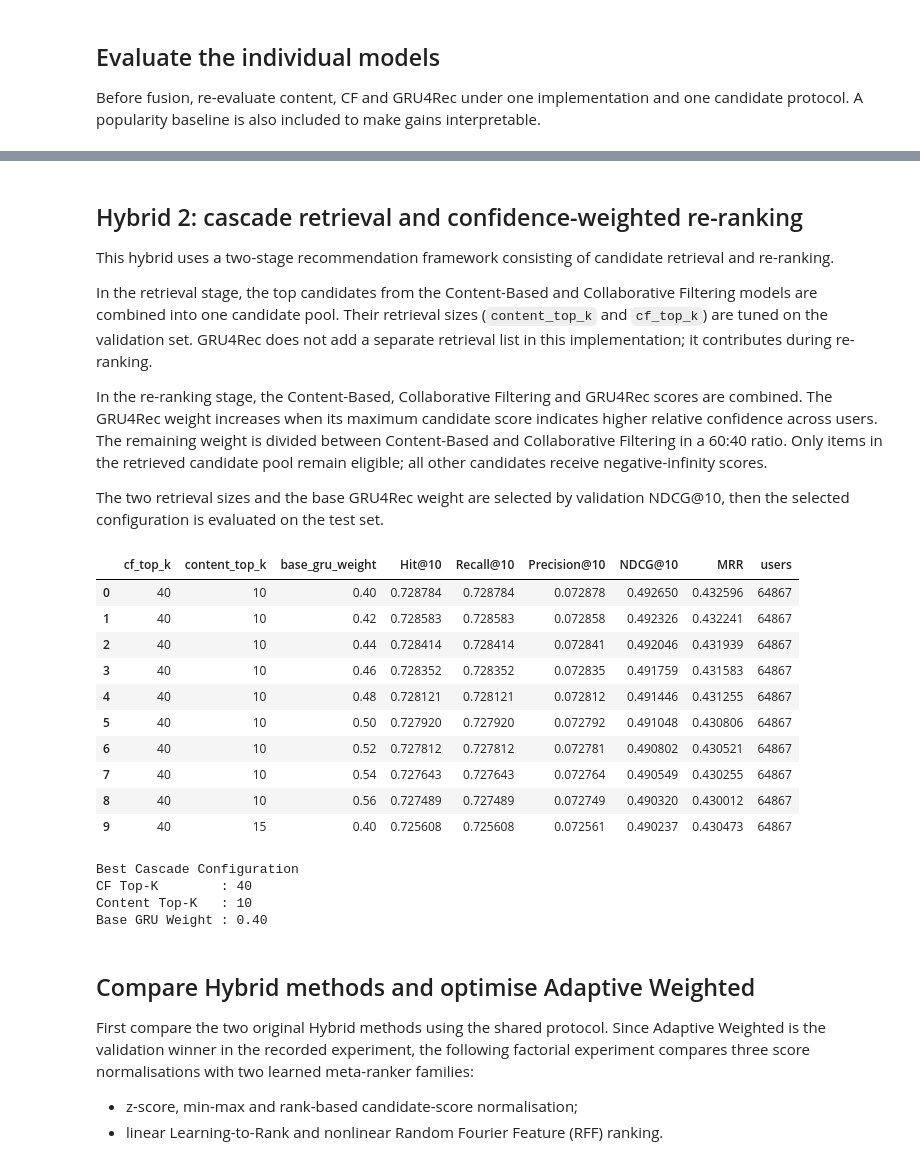
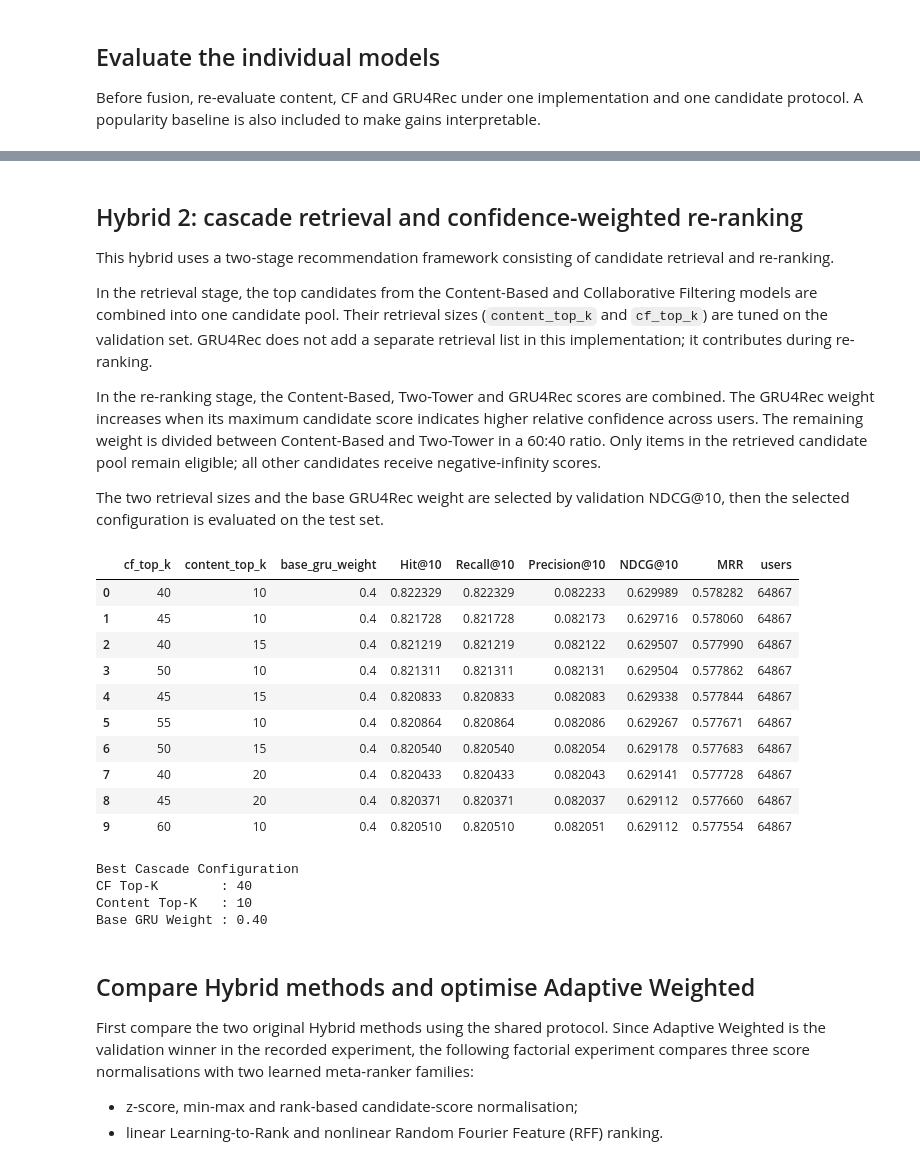
Before and after one commit to attarlluo/COMP9727eBookRec, a Jupyter notebook: Kindle_eBook_Recommender_Integrated.ipynb, the cells around one changed output, grey strips where cells are left out. Saved outputs shown, nothing was run; the diff lists cells and outputs as text; code cells hidden in the pictures.

```diff
--- a/Kindle_eBook_Recommender_Integrated.ipynb
+++ b/Kindle_eBook_Recommender_Integrated.ipynb
@@ -5672,11 +5691,11 @@ for epoch in range(CONFIG["epoch_size"]):
     if ndcg_val > best_ndcg:
         best_ndcg      = ndcg_val
         patience_count = 0
-        torch.save(twotower_model.state_dict(), ARTIFACT_ROOT +'/collaborative_model.pt')
+        torch.save(twotower_model.state_dict(), ARTIFACT_ROOT / 'collaborative_model.pt')
         print(f"  >> New best NDCG@{k}: {best_ndcg:.4f} — model saved.")
     else:
         patience_count += 1
-        if patience_count > CONFIG["patient"]:
+        if patience_count >= CONFIG["patient"]:
             print(f"  >> Early stopping at epoch {epoch + 1}.")
             break
 
@@ -5786,6 +5805,8 @@ global_best_ablation_ndcg = 0.0
 global_best_ablation_model_state = None
 
 for cfg in ABLATION_CONFIGS:
+    # Reset RNGs so initialisation and negative sampling are comparable across configurations.
+    seed_twotower()
     print(f"\n{'='*60}")
     print(f"Running: {cfg['name']}")
     print(f"{'='*60}")
@@ -5849,10 +5870,10 @@ for cfg in ABLATION_CONFIGS:
             best_ndcg_cfg = ndcg_val
             best_metrics    = {"Recall@10": recall_val, "NDCG@10": ndcg_val, "MRR": mrr_val, "Best Epoch": epoch + 1}
             patience_count  = 0
-            current_config_best_model_state = model.state_dict() # Save state dict of the best model for this config
+            current_config_best_model_state = copy.deepcopy(model.state_dict()) # Freeze the best-epoch weights
         else:
             patience_count += 1
-            if patience_count > SHARED["patient"]:
+            if patience_count >= SHARED["patient"]:
                 print(f"  >> Early stopping at epoch {epoch + 1}.")
                 break
 
@@ -6332,9 +6346,9 @@ def score_gru(users: np.ndarray, candidates: np.ndarray, contexts: dict[int, lis
     return np.vstack(blocks)
 
 
-def load_or_generate_scores(name: str, split: str, scorer, users, candidates, contexts=None) -> np.ndarray:
+def load_or_generate_scores(name: str, split: str, scorer, users, candidates, contexts=None, force=False) -> np.ndarray:
     path = OUTPUT_DIR / f"{name}_{split}_candidate_scores.npy"
-    if path.exists():
+    if path.exists() and not force:
         scores = np.load(path)
         assert scores.shape == candidates.shape
         print(f"loaded cached {path.name}")
@@ -6346,8 +6360,9 @@ def load_or_generate_scores(name: str, split: str, scorer, users, candidates, co
     return scores
 
 
-val_cf_scores = load_or_generate_scores("cf", "validation", score_cf, val_users, val_candidates)
-test_cf_scores = load_or_generate_scores("cf", "test", score_cf, test_users, test_candidates)
-val_gru_scores = load_or_generate_scores("gru4rec", "validation", score_gru, val_users, val_candidates, train_sequences)
-test_gru_scores = load_or_generate_scores("gru4rec", "test", score_gru, test_users, test_candidates, test_contexts)
+# Regenerate after training so Hybrid scores always match this run's checkpoints.
+val_cf_scores = load_or_generate_scores("cf", "validation", score_cf, val_users, val_candidates, force=True)
+test_cf_scores = load_or_generate_scores("cf", "test", score_cf, test_users, test_candidates, force=True)
+val_gru_scores = load_or_generate_scores("gru4rec", "validation", score_gru, val_users, val_candidates, train_sequences, force=True)
+test_gru_scores = load_or_generate_scores("gru4rec", "test", score_gru, test_users, test_candidates, test_contexts, force=True)
 # %% [output]
@@ -6430,7 +6445,7 @@ test_popularity_scores = popularity_scores[test_candidates]
 results = []
 results += evaluate_model("Popularity", val_popularity_scores, test_popularity_scores)
 results += evaluate_model("Content: Weighted-TFIDF", val_content_scores, test_content_scores)
-results += evaluate_model("Collaborative Filtering: Two-Tower", val_cf_scores, test_cf_scores)
+results += evaluate_model("Two-Tower", val_cf_scores, test_cf_scores)
 results += evaluate_model("Sequential: GRU4Rec", val_gru_scores, test_gru_scores)
 
 single_model_results = pd.DataFrame(results)
@@ -6534,17 +6549,20 @@ Filtering models are combined into one candidate pool. Their retrieval sizes
 (`content_top_k` and `cf_top_k`) are tuned on the validation set. GRU4Rec does not add a
 separate retrieval list in this implementation; it contributes during re-ranking.
 
-In the re-ranking stage, the Content-Based, Collaborative Filtering and GRU4Rec scores
+In the re-ranking stage, the Content-Based, Two-Tower and GRU4Rec scores
 are combined. The GRU4Rec weight increases when its maximum candidate score indicates
 higher relative confidence across users. The remaining weight is divided between
-Content-Based and Collaborative Filtering in a 60:40 ratio. Only items in the retrieved
+Content-Based and Two-Tower in a 60:40 ratio. Only items in the retrieved
 candidate pool remain eligible; all other candidates receive negative-infinity scores.
 
 The two retrieval sizes and the base GRU4Rec weight are selected by validation NDCG@10,
 then the selected configuration is evaluated on the test set.
 # %%
 def adaptive_weighted_fusion(content: np.ndarray, cf: np.ndarray, gru: np.ndarray, base_gru_weight: float,) -> np.ndarray:
-
+    # Put heterogeneous model scores on a comparable per-user scale.
+    content = z_normalise(content)
+    cf = z_normalise(cf)
+    gru = z_normalise(gru)
     gru_confidence = gru.max(axis=1)
     confidence = (gru_confidence - gru_confidence.min()) / (gru_confidence.max() - gru_confidence.min() + 1e-8)
 
@@ -6627,43 +6645,43 @@ print(
     f"CF Top-K        : {best_cf_top_k}\n"
     f"Content Top-K   : {best_content_top_k}\n"
     f"Base GRU Weight : {best_base_gru_weight:.2f}"
 )
 
 val_cascade_scores = cascade_fusion(
     val_content_scores,
     val_cf_scores,
     val_gru_scores,
     best_cf_top_k,
     best_content_top_k,
     best_base_gru_weight,
 )
 
 test_cascade_scores = cascade_fusion(
     test_content_scores,
     test_cf_scores,
     test_gru_scores,
     best_cf_top_k,
     best_content_top_k,
     best_base_gru_weight,
 )
 
 results += evaluate_model(
     "Hybrid 2: Cascade",
     val_cascade_scores,
     test_cascade_scores,
 )
 # %% [output]
 |  | cf_top_k | content_top_k | base_gru_weight | Hit@10 | Recall@10 | Precision@10 | NDCG@10 | MRR | users |
-| 0 | 40 | 10 | 0.40 | 0.728784 | 0.728784 | 0.072878 | 0.492650 | 0.432596 | 64867 |
-| 1 | 40 | 10 | 0.42 | 0.728583 | 0.728583 | 0.072858 | 0.492326 | 0.432241 | 64867 |
-| 2 | 40 | 10 | 0.44 | 0.728414 | 0.728414 | 0.072841 | 0.492046 | 0.431939 | 64867 |
-| 3 | 40 | 10 | 0.46 | 0.728352 | 0.728352 | 0.072835 | 0.491759 | 0.431583 | 64867 |
-| 4 | 40 | 10 | 0.48 | 0.728121 | 0.728121 | 0.072812 | 0.491446 | 0.431255 | 64867 |
-| 5 | 40 | 10 | 0.50 | 0.727920 | 0.727920 | 0.072792 | 0.491048 | 0.430806 | 64867 |
-| 6 | 40 | 10 | 0.52 | 0.727812 | 0.727812 | 0.072781 | 0.490802 | 0.430521 | 64867 |
-| 7 | 40 | 10 | 0.54 | 0.727643 | 0.727643 | 0.072764 | 0.490549 | 0.430255 | 64867 |
-| 8 | 40 | 10 | 0.56 | 0.727489 | 0.727489 | 0.072749 | 0.490320 | 0.430012 | 64867 |
-| 9 | 40 | 15 | 0.40 | 0.725608 | 0.725608 | 0.072561 | 0.490237 | 0.430473 | 64867 |
+| 0 | 40 | 10 | 0.4 | 0.822329 | 0.822329 | 0.082233 | 0.629989 | 0.578282 | 64867 |
+| 1 | 45 | 10 | 0.4 | 0.821728 | 0.821728 | 0.082173 | 0.629716 | 0.578060 | 64867 |
+| 2 | 40 | 15 | 0.4 | 0.821219 | 0.821219 | 0.082122 | 0.629507 | 0.577990 | 64867 |
+| 3 | 50 | 10 | 0.4 | 0.821311 | 0.821311 | 0.082131 | 0.629504 | 0.577862 | 64867 |
+| 4 | 45 | 15 | 0.4 | 0.820833 | 0.820833 | 0.082083 | 0.629338 | 0.577844 | 64867 |
+| 5 | 55 | 10 | 0.4 | 0.820864 | 0.820864 | 0.082086 | 0.629267 | 0.577671 | 64867 |
+| 6 | 50 | 15 | 0.4 | 0.820540 | 0.820540 | 0.082054 | 0.629178 | 0.577683 | 64867 |
+| 7 | 40 | 20 | 0.4 | 0.820433 | 0.820433 | 0.082043 | 0.629141 | 0.577728 | 64867 |
+| 8 | 45 | 20 | 0.4 | 0.820371 | 0.820371 | 0.082037 | 0.629112 | 0.577660 | 64867 |
+| 9 | 60 | 10 | 0.4 | 0.820510 | 0.820510 | 0.082051 | 0.629112 | 0.577554 | 64867 |
 Best Cascade Configuration
 CF Top-K        : 40
 Content Top-K   : 10
```
Also changed, not shown: parts of 39 cells of this notebook.
